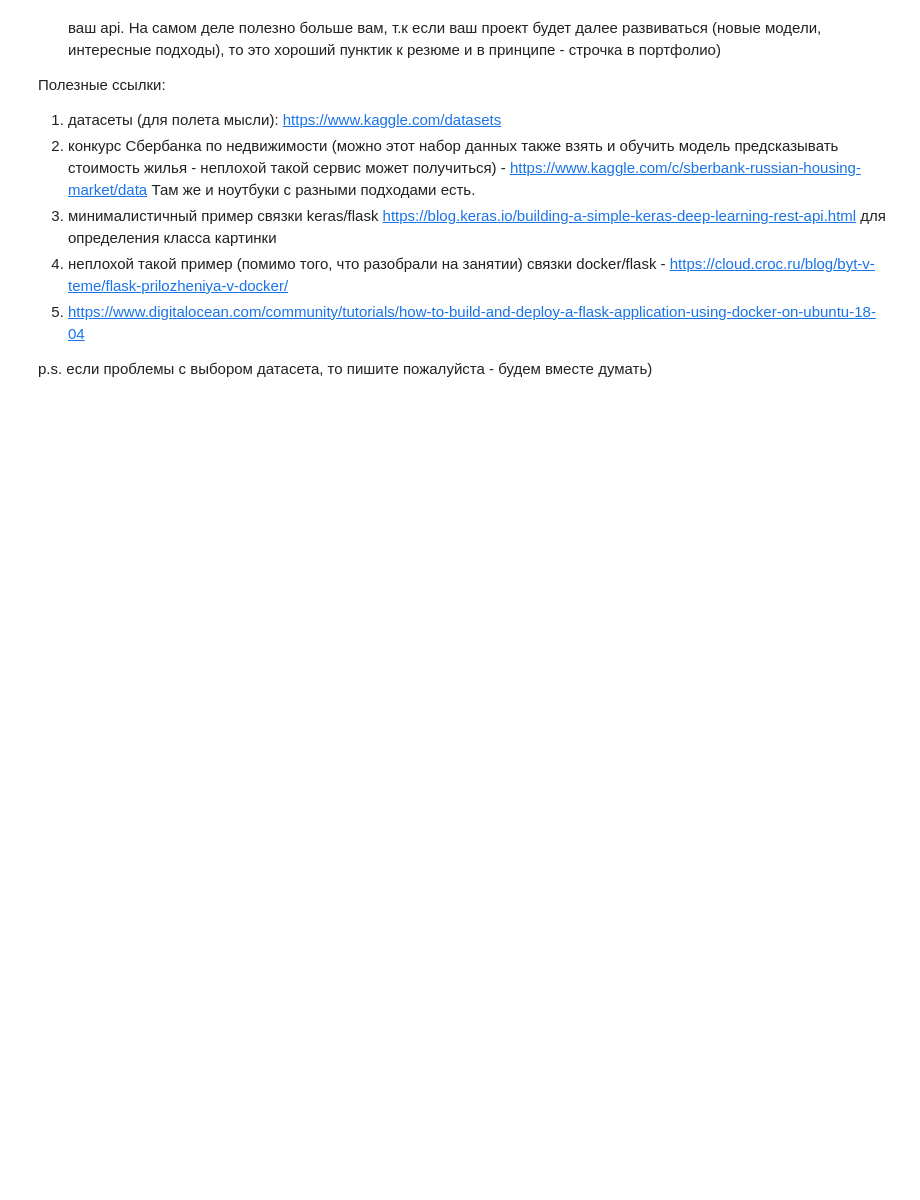
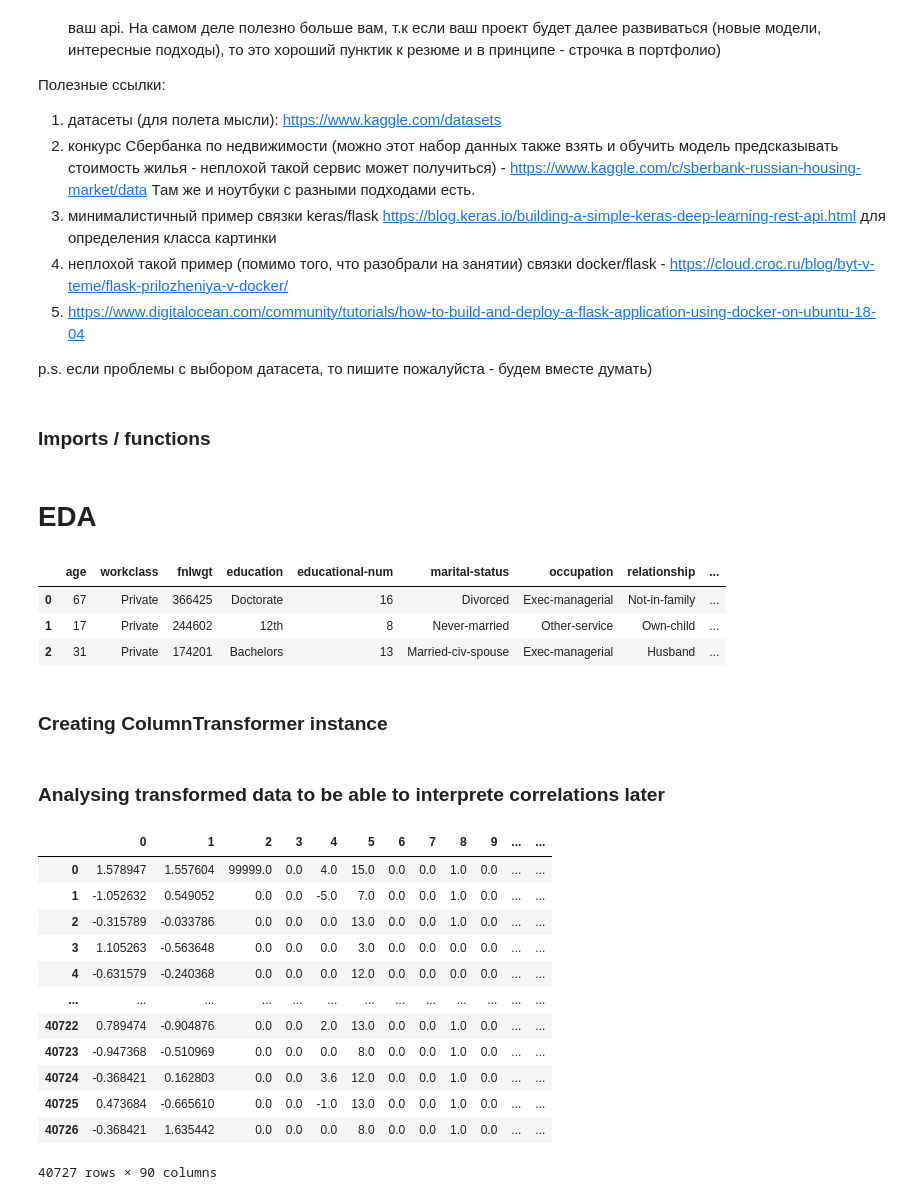
Before and after one commit to LeGGarD/machine-learning-in-business, a Jupyter notebook: lesson_9/lesson_9_hw.ipynb, the cells around one changed output. Drawn from its saved outputs; the diff is of its cells as text; code cells hidden in the pictures; blank space fills up the shorter version.

Commit message:
completed lesson_9 homework

```diff
--- a/lesson_9/lesson_9_hw.ipynb
+++ b/lesson_9/lesson_9_hw.ipynb
@@ -19,3 +19,5 @@
 5. https://www.digitalocean.com/community/tutorials/how-to-build-and-deploy-a-flask-application-using-docker-on-ubuntu-18-04
 
 p.s. если проблемы с выбором датасета, то пишите пожалуйста - будем вместе думать)
+# %% [markdown]
+### Imports / functions
@@ -21,0 +53,2 @@ p.s. если проблемы с выбором датасета, то пиши
+# %% [markdown]
+# EDA
@@ -21,0 +57,10 @@ p.s. если проблемы с выбором датасета, то пиши
+# %%
+df = pd.read_csv(DATA_PATH)
+df.head(3)
+# %% [output]
+|  | age | workclass | fnlwgt | education | educational-num | marital-status | occupation | relationship | ... |
+| 0 | 67 | Private | 366425 | Doctorate | 16 | Divorced | Exec-managerial | Not-in-family | ... |
+| 1 | 17 | Private | 244602 | 12th | 8 | Never-married | Other-service | Own-child | ... |
+| 2 | 31 | Private | 174201 | Bachelors | 13 | Married-civ-spouse | Exec-managerial | Husband | ... |
+# %%
+df.dropna(inplace=True)
@@ -21,0 +72,13 @@ p.s. если проблемы с выбором датасета, то пиши
+# %%
+num_features = ['age', 'fnlwgt', 'capital-gain', 'capital-loss', 'hours-per-week']
+
+oe_features = ['education']
+education_prio = ['Preschool', '1st-4th', '5th-6th', '7th-8th', '9th', '10th', '11th', '12th', \
+                  'HS-grad', 'Prof-school', 'Assoc-acdm', 'Assoc-voc', \
+                  'Some-college', 'Bachelors', 'Masters', 'Doctorate']
+
+ohe_features = ['workclass', 'marital-status', 'occupation', 'relationship', \
+                'race', 'gender', 'native-country']
+
+# In the next homeworks I'll work with nans and will try to evaluate usefullness of the features
+columns_with_nan = ['workclass', 'occupation', 'native-country']
@@ -21,0 +87,31 @@ p.s. если проблемы с выбором датасета, то пиши
+# %% [markdown]
+### Creating ColumnTransformer instance
+# %%
+rs = RobustScaler()
+oe = OrdinalEncoder(categories=[education_prio])
+ohe = OneHotEncoder(sparse=False, handle_unknown='ignore')
+
+ct = make_column_transformer((rs, num_features),
+                             (oe, oe_features),
+                             (ohe, ohe_features),
+                             remainder='passthrough')
+# %% [markdown]
+### Analysing transformed data to be able to interprete correlations later
+# %%
+df_trans = ct.fit_transform(df)
+df_trans = pd.DataFrame(df_trans)
+df_trans
+# %% [output]
+|  | 0 | 1 | 2 | 3 | 4 | 5 | 6 | 7 | 8 | 9 | ... | ... |
+| 0 | 1.578947 | 1.557604 | 99999.0 | 0.0 | 4.0 | 15.0 | 0.0 | 0.0 | 1.0 | 0.0 | ... | ... |
+| 1 | -1.052632 | 0.549052 | 0.0 | 0.0 | -5.0 | 7.0 | 0.0 | 0.0 | 1.0 | 0.0 | ... | ... |
+| 2 | -0.315789 | -0.033786 | 0.0 | 0.0 | 0.0 | 13.0 | 0.0 | 0.0 | 1.0 | 0.0 | ... | ... |
+| 3 | 1.105263 | -0.563648 | 0.0 | 0.0 | 0.0 | 3.0 | 0.0 | 0.0 | 0.0 | 0.0 | ... | ... |
+| 4 | -0.631579 | -0.240368 | 0.0 | 0.0 | 0.0 | 12.0 | 0.0 | 0.0 | 0.0 | 0.0 | ... | ... |
+| ... | ... | ... | ... | ... | ... | ... | ... | ... | ... | ... | ... | ... |
+| 40722 | 0.789474 | -0.904876 | 0.0 | 0.0 | 2.0 | 13.0 | 0.0 | 0.0 | 1.0 | 0.0 | ... | ... |
+| 40723 | -0.947368 | -0.510969 | 0.0 | 0.0 | 0.0 | 8.0 | 0.0 | 0.0 | 1.0 | 0.0 | ... | ... |
+| 40724 | -0.368421 | 0.162803 | 0.0 | 0.0 | 3.6 | 12.0 | 0.0 | 0.0 | 1.0 | 0.0 | ... | ... |
+| 40725 | 0.473684 | -0.665610 | 0.0 | 0.0 | -1.0 | 13.0 | 0.0 | 0.0 | 1.0 | 0.0 | ... | ... |
+| 40726 | -0.368421 | 1.635442 | 0.0 | 0.0 | 0.0 | 8.0 | 0.0 | 0.0 | 1.0 | 0.0 | ... | ... |
+40727 rows × 90 columns
```
Also changed, not shown: parts of 24 cells of this notebook, 5 other files.
